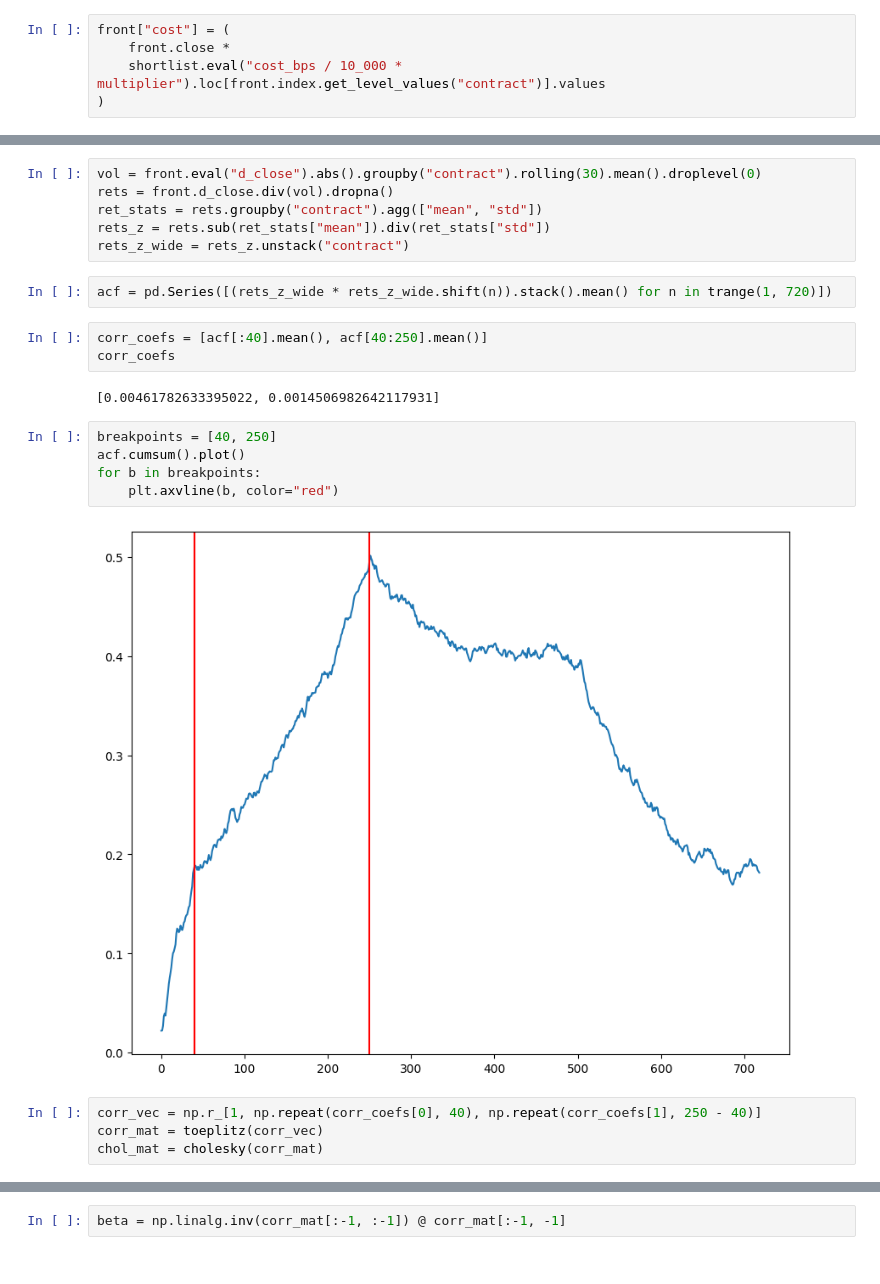
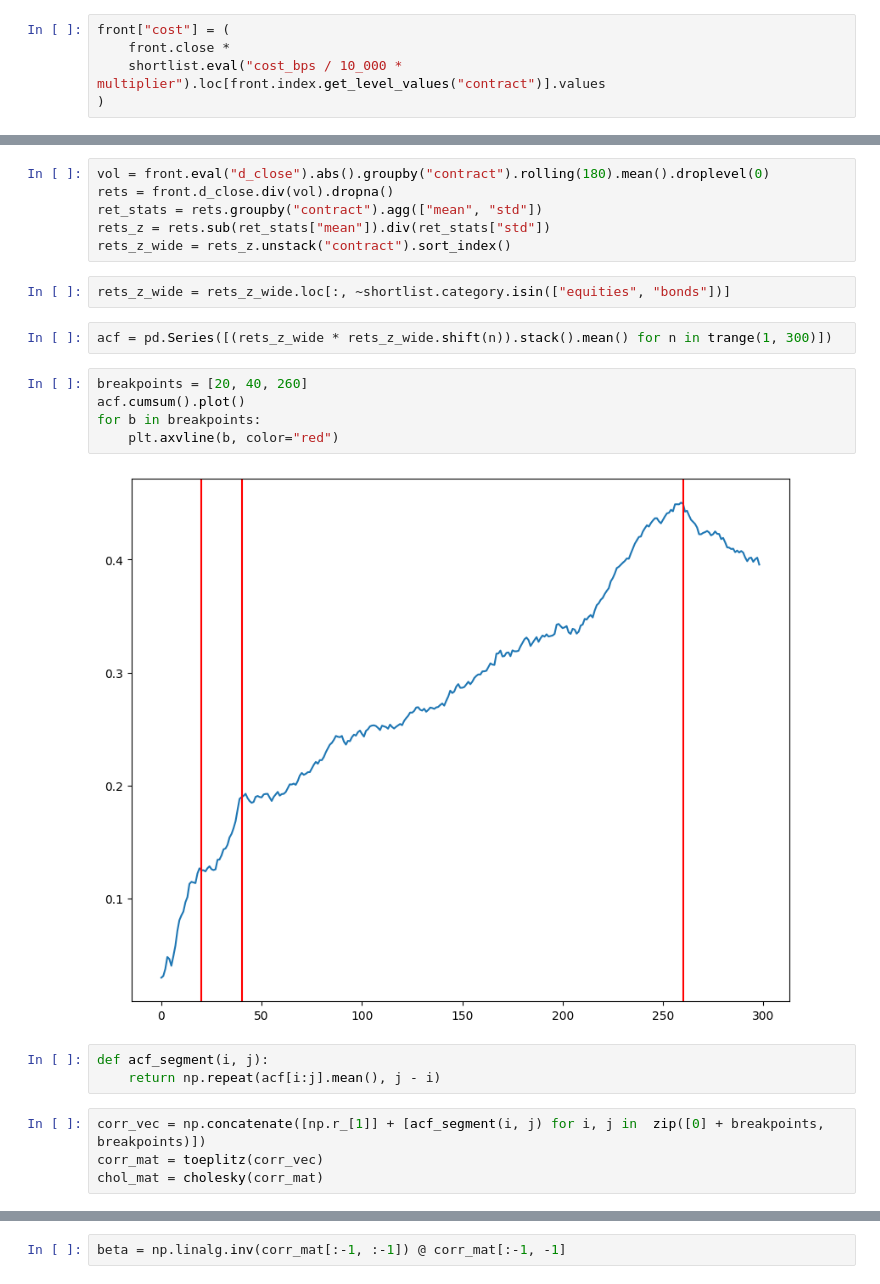
Before and after one commit to chiaolun/trend_following, a Jupyter notebook: acf.ipynb, the cells around one changed output, grey strips where cells are left out. Drawn from its saved outputs; the diff is of its cells as text.

```diff
--- a/acf.ipynb
+++ b/acf.ipynb
@@ -49,26 +49,26 @@ shortlist
 | OJ2 | 6.418889e+05 | 1922.723132 | 333.843638 | USD | ICE-US | OJ | soft | 17 | Frozen Orange Juice (combined) | ... |
 | STF | 6.196623e+05 | 2123.035002 | 291.875700 | USD | SGX | TF | soft | 18 | SICOM TSR20 Rubber | ... |
 # %%
-vol = front.eval("d_close").abs().groupby("contract").rolling(30).mean().droplevel(0)
+vol = front.eval("d_close").abs().groupby("contract").rolling(180).mean().droplevel(0)
 rets = front.d_close.div(vol).dropna()
 ret_stats = rets.groupby("contract").agg(["mean", "std"])
 rets_z = rets.sub(ret_stats["mean"]).div(ret_stats["std"])
-rets_z_wide = rets_z.unstack("contract")
+rets_z_wide = rets_z.unstack("contract").sort_index()
+# %%
+rets_z_wide = rets_z_wide.loc[:, ~shortlist.category.isin(["equities", "bonds"])]
 # %%
-acf = pd.Series([(rets_z_wide * rets_z_wide.shift(n)).stack().mean() for n in trange(1, 720)])
+acf = pd.Series([(rets_z_wide * rets_z_wide.shift(n)).stack().mean() for n in trange(1, 300)])
-# %%
-corr_coefs = [acf[:40].mean(), acf[40:250].mean()]
-corr_coefs
-# %% [output]
-[0.00461782633395022, 0.0014506982642117931]
 # %%
-breakpoints = [40, 250]
+breakpoints = [20, 40, 260]
 acf.cumsum().plot()
 for b in breakpoints:
     plt.axvline(b, color="red")
 # %% [output]
-[figure, old version]
+[figure, new version]
+# %%
+def acf_segment(i, j):
+    return np.repeat(acf[i:j].mean(), j - i)
 # %%
-corr_vec = np.r_[1, np.repeat(corr_coefs[0], 40), np.repeat(corr_coefs[1], 250 - 40)]
+corr_vec = np.concatenate([np.r_[1]] + [acf_segment(i, j) for i, j in  zip([0] + breakpoints, breakpoints)])
 corr_mat = toeplitz(corr_vec)
 chol_mat = cholesky(corr_mat)
```
Also changed, not shown: parts of 20 cells of this notebook, 6 other files.
